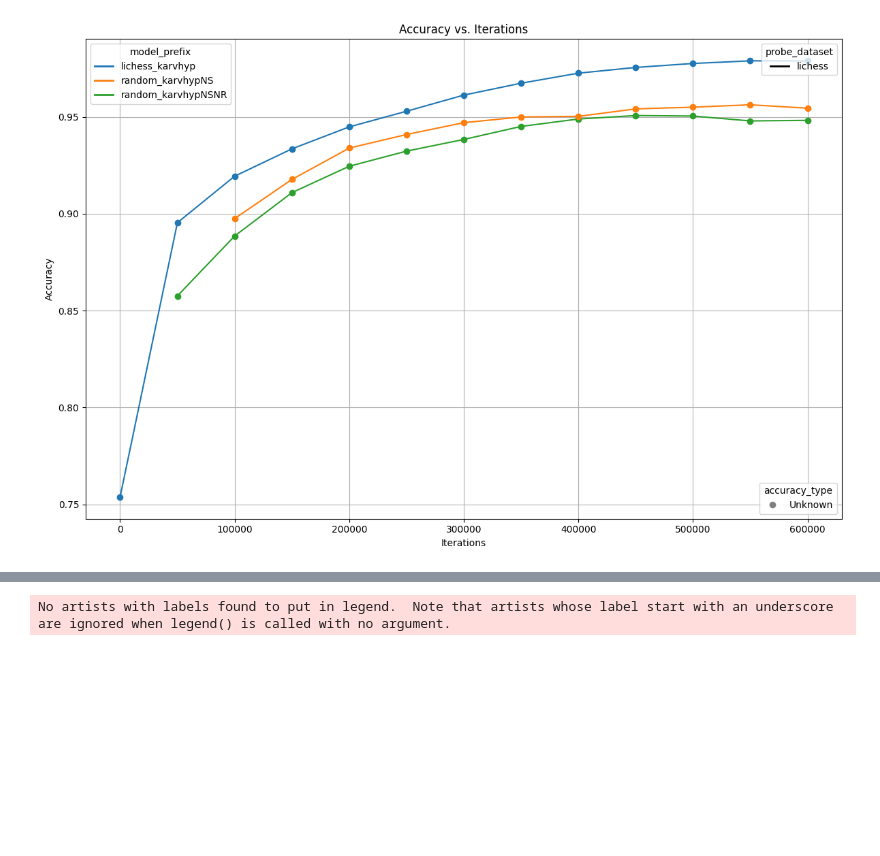
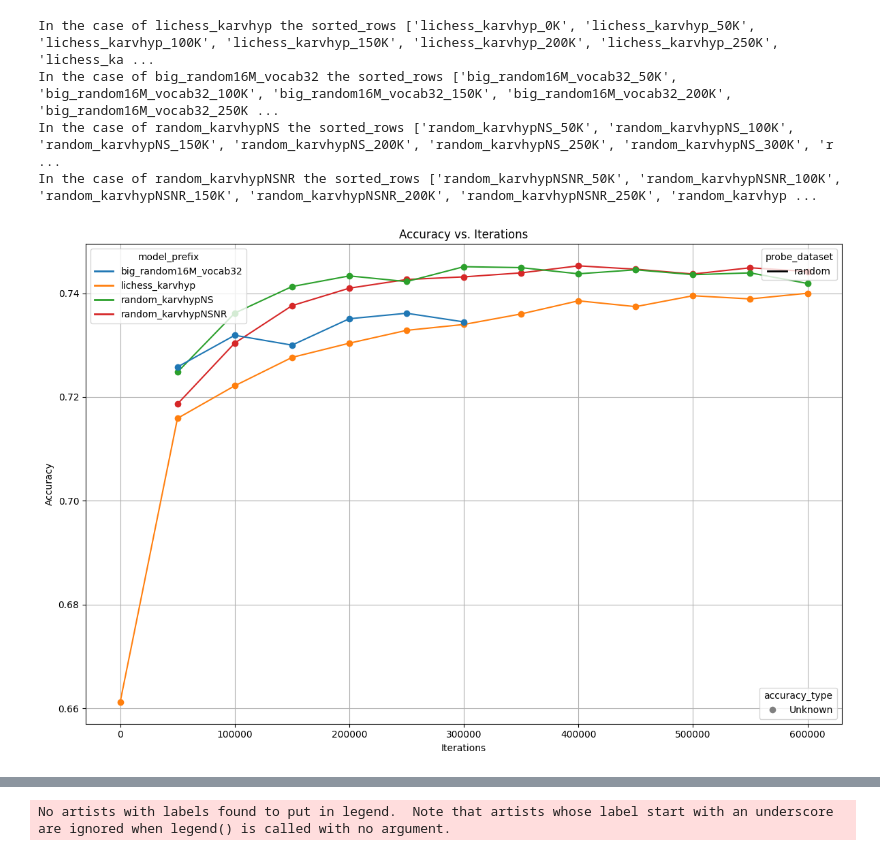
Before and after one commit to MarcosElFlamenco/NewInterpretability, a Jupyter notebook: ploting/view_probe_results.ipynb, the cells around one changed output, grey strips where cells are left out. Saved outputs shown, nothing was run; the diff lists cells and outputs as text; code cells hidden in the pictures; blank space fills up the shorter version.

Commit message:
testing probes

```diff
--- a/ploting/view_probe_results.ipynb
+++ b/ploting/view_probe_results.ipynb
@@ -5,37 +5,41 @@ import importlib
 importlib.reload(g)
 
 
 results_datapath = '../probe_experiment_tracking.json'
-model_prefixes=["lichess_karvhyp","random_karvhypNSNR","random_karvhypNS"]
+model_prefixes=["lichess_karvhyp","random_karvhypNSNR","random_karvhypNS","big_random16M_vocab32"]
 model_prefixes_random=["random_karvhypNSNR"]
 model_prefixes_lichess=["lichess_karvhyp"]
 max_train_games_list=["10000"]
 num_epochs_list=[3]
-probe_datasets=["lichess"] #set up training_set
-training_configs=["classic"]
+probe_datasets=["random"] #set up training_set
+training_configs=["cast16"]
 #accuracy_types=["lichess","train"] #random, lichess, training set
 accuracy_types=["training_set"]
 #color_means="num_epochs",
 line_means="probe_dataset"
 marker_means="accuracy_type"
 color_means="model_prefix"
 
 
 g.plot_accuracy_by_iterations(
     results_datapath,
     model_prefixes,
     max_train_games_list,
     num_epochs_list,
     probe_datasets,
     training_configs,
     accuracy_types,
     color_means,
     line_means,
     marker_means,
     debugging=-2
 )
 # %% [output]
+In the case of lichess_karvhyp the sorted_rows ['lichess_karvhyp_0K', 'lichess_karvhyp_50K', 'lichess_karvhyp_100K', 'lichess_karvhyp_150K', 'lichess_karvhyp_200K', 'lichess_karvhyp_250K', 'lichess_ka ...
+In the case of big_random16M_vocab32 the sorted_rows ['big_random16M_vocab32_50K', 'big_random16M_vocab32_100K', 'big_random16M_vocab32_150K', 'big_random16M_vocab32_200K', 'big_random16M_vocab32_250K ...
+In the case of random_karvhypNS the sorted_rows ['random_karvhypNS_50K', 'random_karvhypNS_100K', 'random_karvhypNS_150K', 'random_karvhypNS_200K', 'random_karvhypNS_250K', 'random_karvhypNS_300K', 'r ...
+In the case of random_karvhypNSNR the sorted_rows ['random_karvhypNSNR_50K', 'random_karvhypNSNR_100K', 'random_karvhypNSNR_150K', 'random_karvhypNSNR_200K', 'random_karvhypNSNR_250K', 'random_karvhyp ...
-[figure, old version]
+[figure, new version]
 # %%
 importlib.reload(g)
 
```
Also changed, not shown: parts of 1 cell of this notebook, 2 other files.
